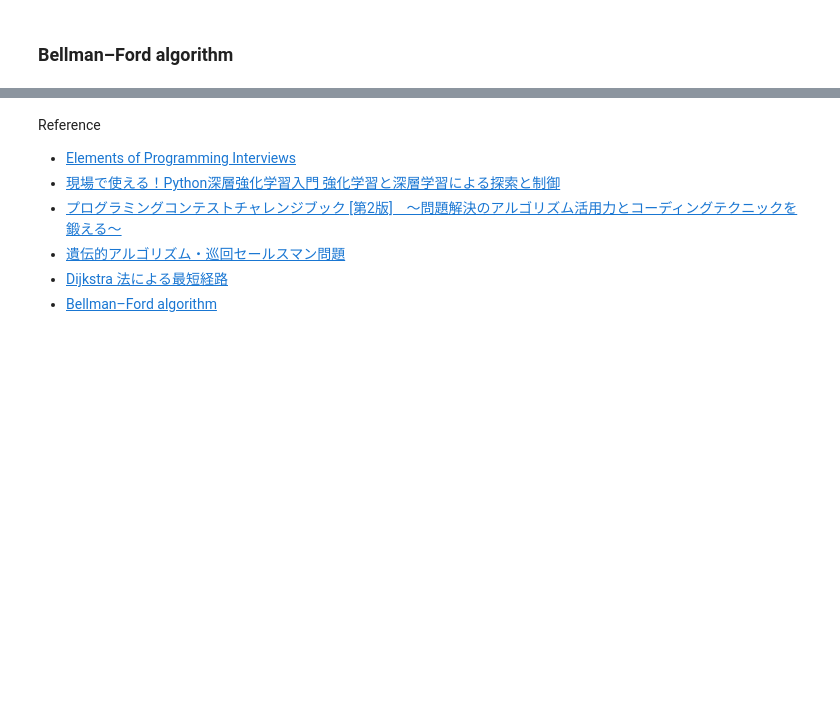
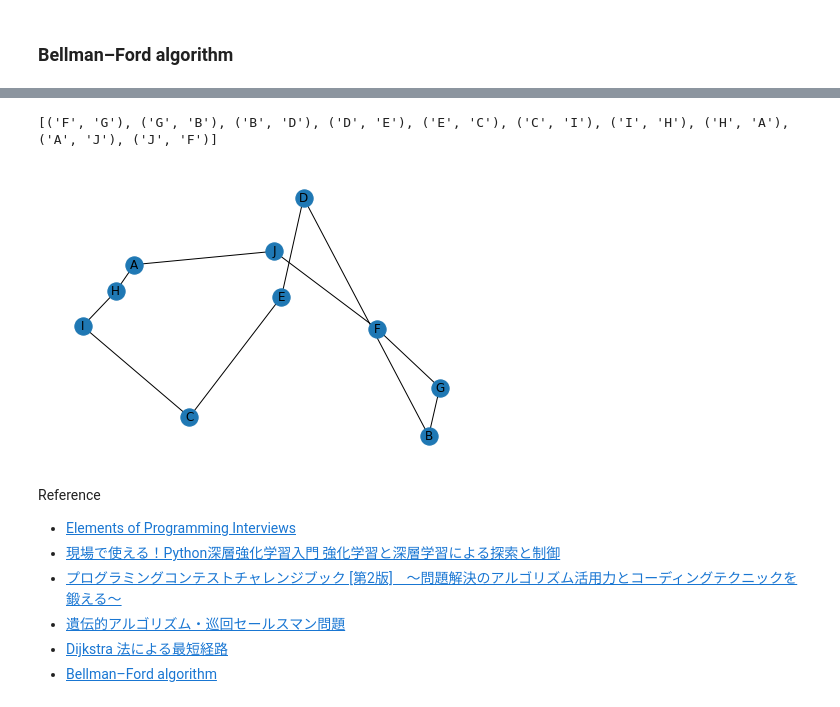
Before and after one commit to r-matsuzaka/practice-elements-of-programming, a Jupyter notebook: colab/chapter_13.ipynb, the cells around one changed output, grey strips where cells are left out. Cells and saved outputs as stored; diff of their text form; code cells hidden in the pictures; blank space fills up the shorter version.

```diff
--- a/colab/chapter_13.ipynb
+++ b/colab/chapter_13.ipynb
@@ -149,0 +252,14 @@ Wall time: 181 µs
+# %%
+# 経路距離
+def distance(route):
+  d = 0
+
+  for edge in route:
+    pos_head = np.array(pos[edge[0]])
+    pos_tail = np.array(pos[edge[1]])
+    d += np.linalg.norm(pos_tail - pos_head)
+
+  return d
+
+d = distance(route)
+print(f"distance={d}")
@@ -150,3 +330,21 @@ Wall time: 181 µs
+# %%
+route = toRoute(result.state)
+print(route)
+
+# グラフの初期化
+G2.clear()
+
+# ノードの設定
+G2.add_nodes_from(nodes)
+
+# 経路の設定
+G2.add_edges_from(route)
+
+# 描画
+nx.draw(G2, pos=pos, with_labels=True)
+# %% [output]
+[('F', 'G'), ('G', 'B'), ('B', 'D'), ('D', 'E'), ('E', 'C'), ('C', 'I'), ('I', 'H'), ('H', 'A'), ('A', 'J'), ('J', 'F')]
+[figure, added]
 # %% [markdown]
 Reference
 - [Elements of Programming Interviews](https://www.amazon.co.jp/Elements-Programming-Interviews-Python-Insiders-ebook/dp/B09QX36QZQ/ref=sr_1_1?__mk_ja_JP=%E3%82%AB%E3%82%BF%E3%82%AB%E3%83%8A&crid=2HMROKFH0ZT5D&keywords=Elements+of+Programming+Interviews&qid=1649566675&s=digital-text&sprefix=elements+of+programming+interviews%2Cdigital-text%2C161&sr=1-1)
```
Also changed, not shown: parts of 14 cells of this notebook.
